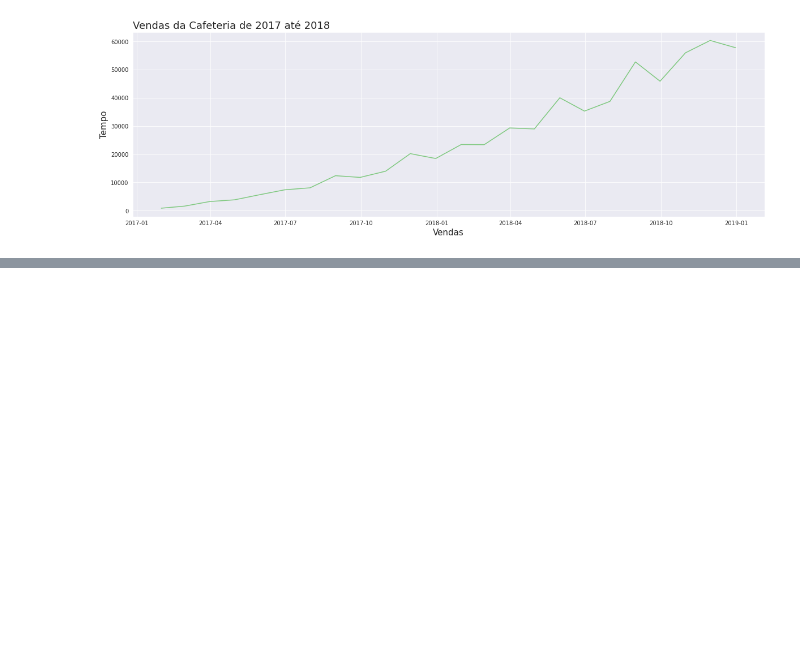
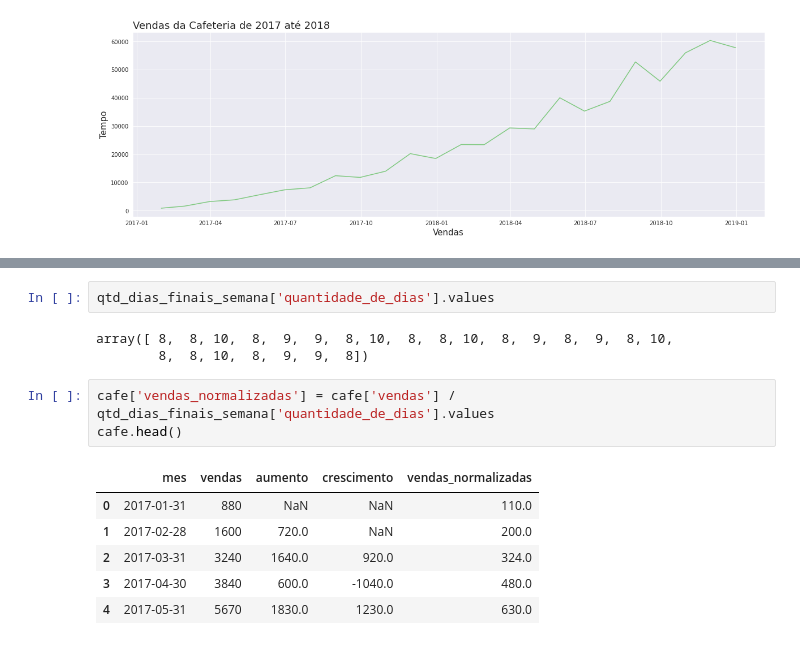
Before and after one commit to King-Bowie/TimeSeries, a Jupyter notebook: TimeSeries.ipynb, the cells around one changed output, grey strips where cells are left out. Drawn from its saved outputs; the diff is of its cells as text; blank space fills up the shorter version.

```diff
--- a/TimeSeries.ipynb
+++ b/TimeSeries.ipynb
@@ -459,0 +470,15 @@ plotar("Vendas da Cafeteria de 2017 até 2018",'Vendas','Tempo','mes','vendas',c
+# %%
+qtd_dias_finais_semana['quantidade_de_dias'].values
+# %% [output]
+array([ 8,  8, 10,  8,  9,  9,  8, 10,  8,  8, 10,  8,  9,  8,  9,  8, 10,
+        8,  8, 10,  8,  9,  9,  8])
+# %%
+cafe['vendas_normalizadas'] = cafe['vendas'] / qtd_dias_finais_semana['quantidade_de_dias'].values
+cafe.head()
+# %% [output]
+|  | mes | vendas | aumento | crescimento | vendas_normalizadas |
+| 0 | 2017-01-31 | 880 | NaN | NaN | 110.0 |
+| 1 | 2017-02-28 | 1600 | 720.0 | NaN | 200.0 |
+| 2 | 2017-03-31 | 3240 | 1640.0 | 920.0 | 324.0 |
+| 3 | 2017-04-30 | 3840 | 600.0 | -1040.0 | 480.0 |
+| 4 | 2017-05-31 | 5670 | 1830.0 | 1230.0 | 630.0 |
```
Also changed, not shown: parts of 5 cells of this notebook.
